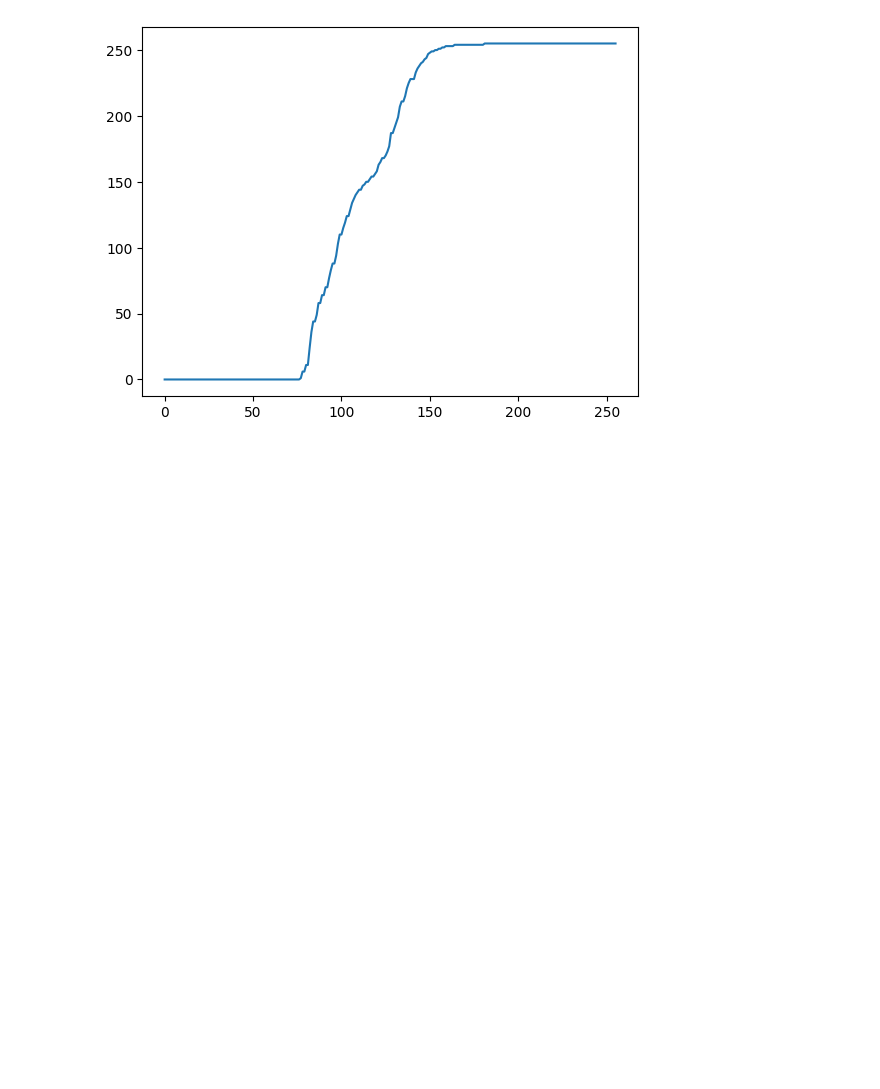
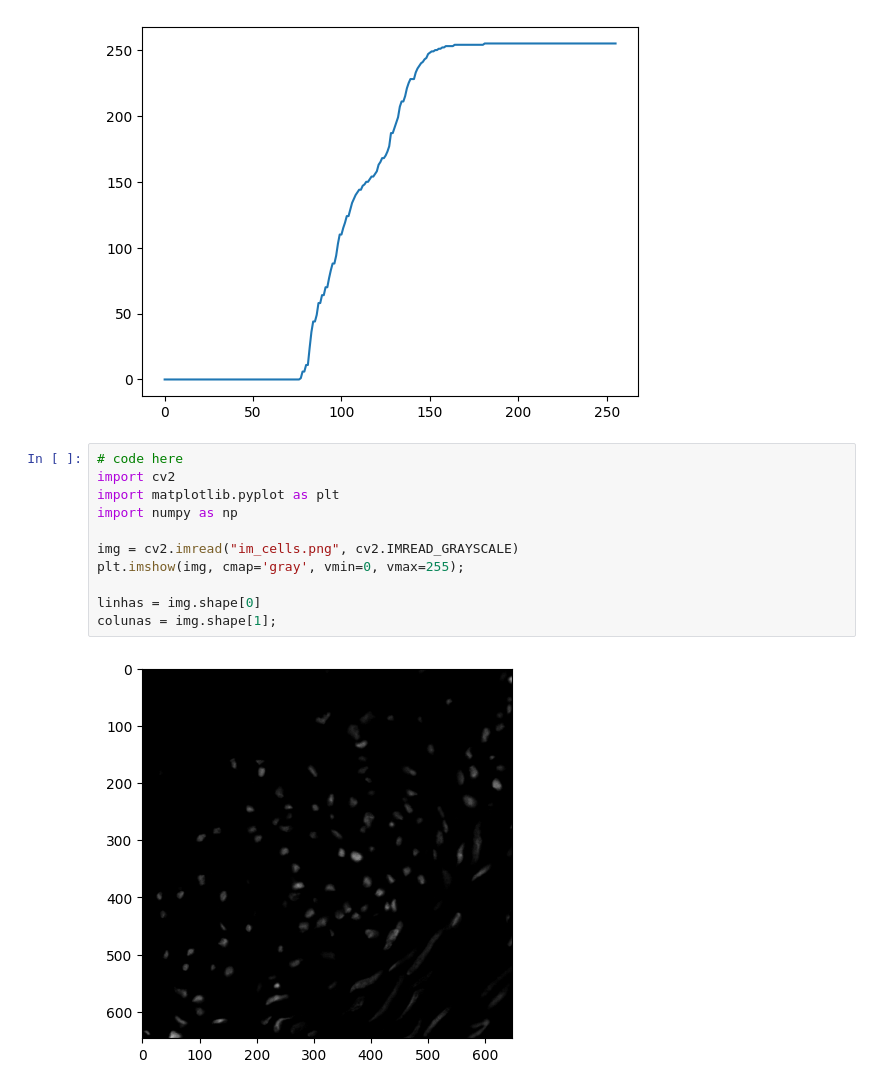
Before and after one commit to ljmantillasc/pgc111-labs-2023-02, a Jupyter notebook: Lab03 - Histogram Equalization/Lab03_hist.ipynb, the cells around one changed output. Saved outputs shown, nothing was run; the diff lists cells and outputs as text; blank space fills up the shorter version.

```diff
--- a/Lab03 - Histogram Equalization/Lab03_hist.ipynb
+++ b/Lab03 - Histogram Equalization/Lab03_hist.ipynb
@@ -242,3 +222,16 @@ plt.plot(matData[:,5])
 # %% [output]
 [<matplotlib.lines.Line2D at 0x...>]
 [figure]
+# %%
+# code here
+import cv2
+import matplotlib.pyplot as plt
+import numpy as np
+
+img = cv2.imread("im_cells.png", cv2.IMREAD_GRAYSCALE)
+plt.imshow(img, cmap='gray', vmin=0, vmax=255);
+
+linhas = img.shape[0]
+colunas = img.shape[1];
+# %% [output]
+[figure, added]
```
Also changed, not shown: parts of 2 cells of this notebook.
